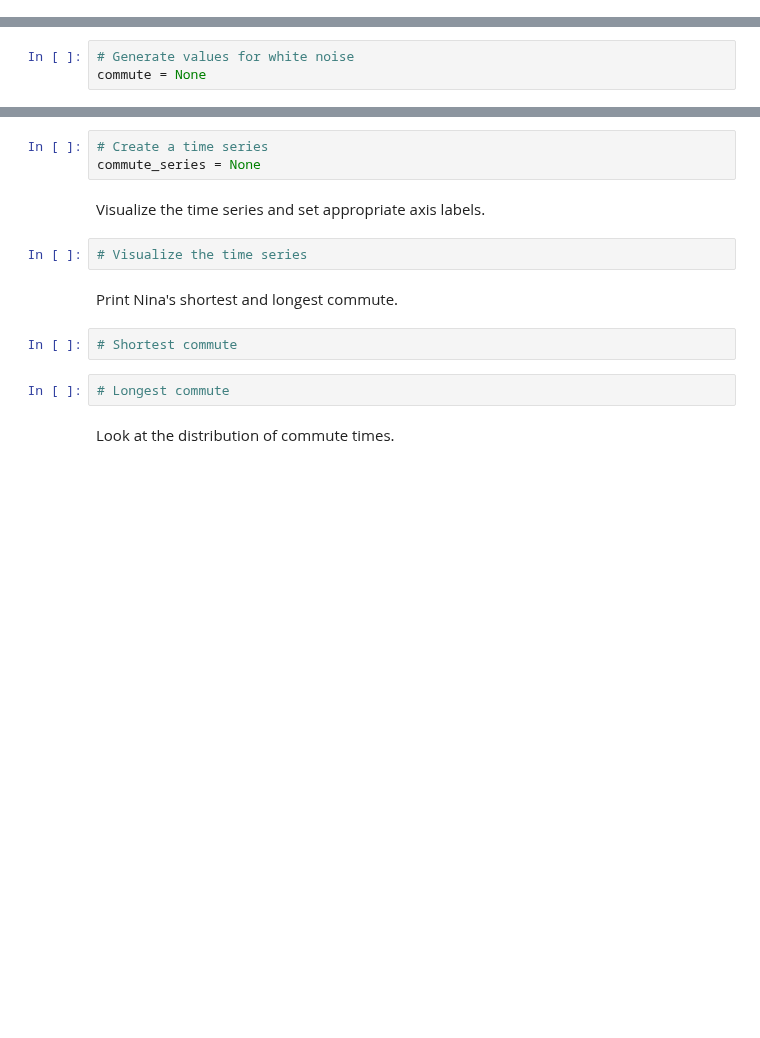
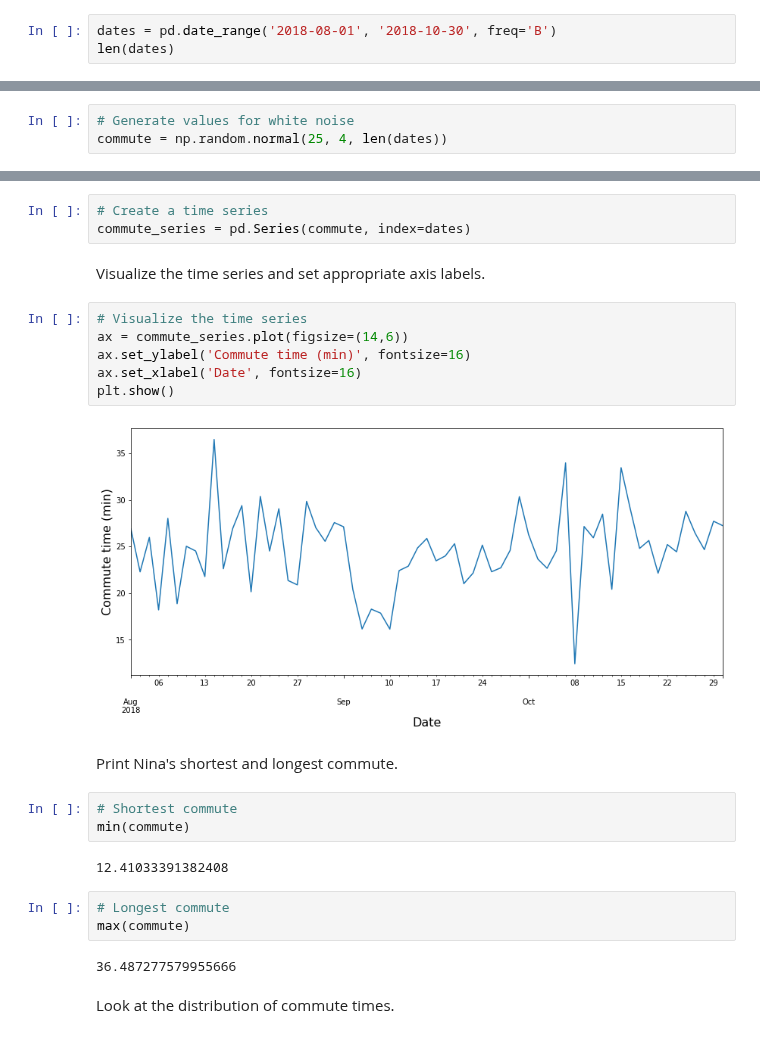
Before and after one commit to dendar/dsc-basic-time-series-models-lab, a Jupyter notebook: index.ipynb, the cells around one changed output, grey strips where cells are left out. Saved outputs shown, nothing was run; the diff lists cells and outputs as text; blank space fills up the shorter version.

```diff
--- a/index.ipynb
+++ b/index.ipynb
@@ -35,0 +35,3 @@ dates = None
+# %%
+dates = pd.date_range('2018-08-01', '2018-10-30', freq='B')
+len(dates)
@@ -37,22 +41,34 @@ dates = None
 Generate the values for the white noise process representing Nina's commute in August and September.
 # %%
 # Generate values for white noise
-commute = None
+commute = np.random.normal(25, 4, len(dates))
 # %% [markdown]
 Create a time series with the dates and the commute times.
 # %%
 # Create a time series
-commute_series = None
+commute_series = pd.Series(commute, index=dates)
 # %% [markdown]
 Visualize the time series and set appropriate axis labels.
-# %%
-# Visualize the time series
+# %%
+# Visualize the time series
+ax = commute_series.plot(figsize=(14,6))
+ax.set_ylabel('Commute time (min)', fontsize=16)
+ax.set_xlabel('Date', fontsize=16)
+plt.show()
+# %% [output]
+[figure, added]
 # %% [markdown]
 Print Nina's shortest and longest commute.
 # %%
 # Shortest commute
+min(commute)
+# %% [output]
+12.41033391382408
 # %%
 # Longest commute
+max(commute)
+# %% [output]
+36.487277579955666
 # %% [markdown]
 Look at the distribution of commute times.
 # %%
```
Also changed, not shown: parts of 18 cells of this notebook.
